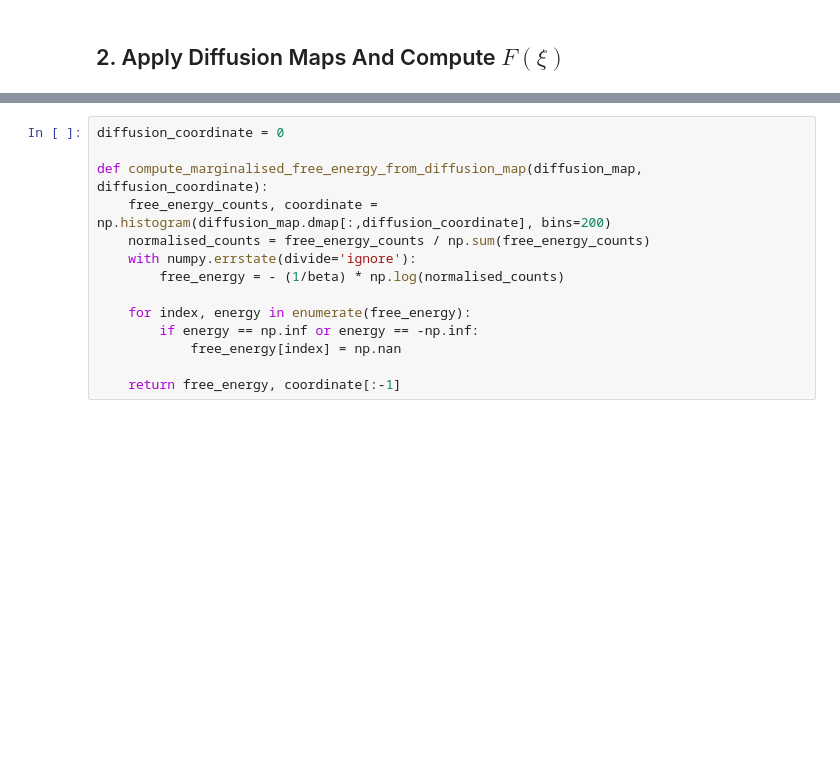
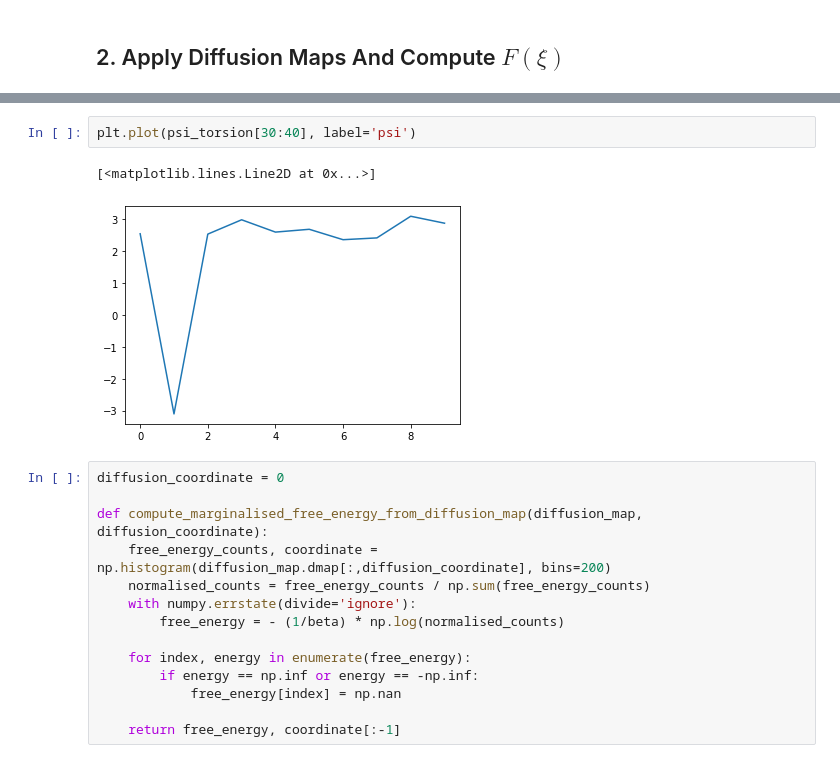
Before and after one commit to dominicp6/mdfeature, a Jupyter notebook: notebooks/KramersRate.ipynb, the cells around one changed output, grey strips where cells are left out. Drawn from its saved outputs; the diff is of its cells as text; blank space fills up the shorter version.

```diff
--- a/notebooks/KramersRate.ipynb
+++ b/notebooks/KramersRate.ipynb
@@ -123,3 +133,8 @@ dmap_obj = dill.load(open("dmap_long.pickle", "rb"))
+# %%
+plt.plot(psi_torsion[30:40], label='psi')
+# %% [output]
+[<matplotlib.lines.Line2D at 0x...>]
+[figure, added]
 # %%
 diffusion_coordinate = 0
 
```
Also changed, not shown: parts of 11 cells of this notebook, 4 other files.
